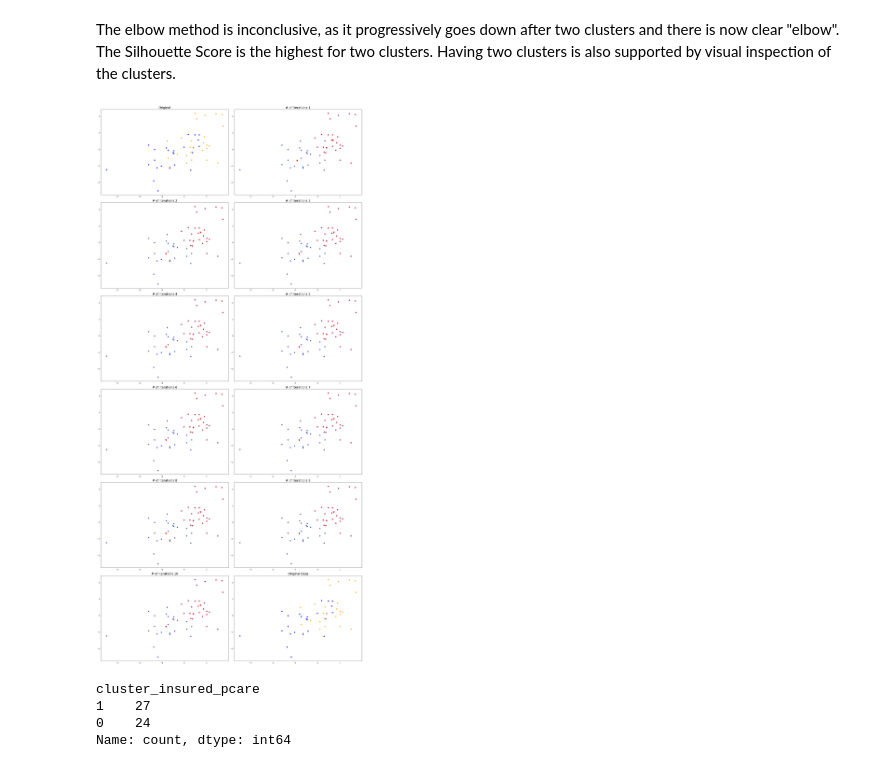
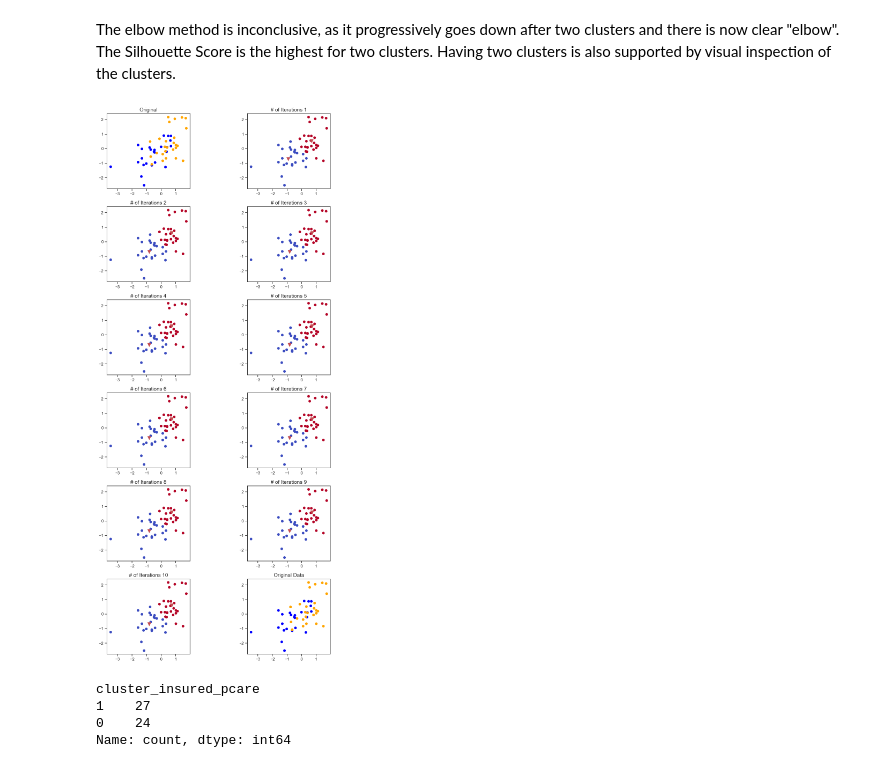
Before and after one commit to vt-art/NSCH-Machine-Learning-Project, a Jupyter notebook: code/3_NSCH_AHR_Cluster_Analysis.ipynb, the cells around one changed output. Cells and saved outputs as stored; diff of their text form; code cells hidden in the pictures.

```diff
--- a/code/3_NSCH_AHR_Cluster_Analysis.ipynb
+++ b/code/3_NSCH_AHR_Cluster_Analysis.ipynb
@@ -262,43 +274,61 @@ The elbow method is inconclusive, as it progressively goes down after two cluste
 # %%
 color_map1 = {
     'Low': 'blue',
     'Medium or high': 'orange'
 }
 
-plt.figure(figsize=(22,84))
-
 #Run K-Means with two clusters. Show the interations of the clustering
 m=11
-for i in range(1,m):
-    km=KMeans(n_clusters=2, max_iter=2*i-1,init='random', n_init=1, random_state=101)
+
+#Will need 12 plots total - one for each iteration + two for the original plots
+total_plots = m + 1
+#Number of rows
+rows = math.ceil(total_plots / 2)
+cols = 2
+
+row_height = 3.5
+fig_width = 12
+
+fig, axes = plt.subplots(rows, cols, figsize=(fig_width, rows * row_height))
+
+axes = axes.flatten()
+
+#Run K-Means and plot
+for i in range(1, m):
+    km = KMeans(n_clusters=2, max_iter=2*i-1, init='random', n_init=1, random_state=101)
     km.fit(df_cluster2)
-    labels=km.labels_
-    centers=km.cluster_centers_
-    plt.subplot(m,2,i+1)
-    plt.scatter(df_cluster['Insured'],df_cluster['preventative_care'],
-                c=labels, cmap='coolwarm')
-    plt.scatter(x=centers[:,0],y=centers[:,1],color='r', marker='v',s=82)
-    plt.title("# of Iterations {}".format(i), fontsize=18)
-    #Output the cluster designation
-    if i==(m-1):
-       df_state_std['cluster_insured_pcare'] = km.fit_predict(df_cluster2)
+    labels = km.labels_
+    centers = km.cluster_centers_
+    #Set the characteristics of the axes for the scatter plots
+    ax = axes[i]
+    ax.scatter(df_cluster['Insured'], df_cluster['preventative_care'],
+               c=labels, cmap='coolwarm')
+    ax.scatter(x=centers[:, 0], y=centers[:, 1], color='r', marker='v', s=82)
+    ax.set_title(f"# of Iterations {i}", fontsize=14)
+    ax.set_aspect('equal')
+    #If last run output the clusters
+    if i == (m - 1):
+        df_state_std['cluster_insured_pcare'] = km.fit_predict(df_cluster2)
 
-plt.subplot(m,2,1)
-plt.scatter(df_cluster['Insured'],df_cluster['preventative_care'],
-            c=df_cluster['good_immun_cat'].map(color_map1), cmap='coolwarm')
-plt.title("Original",fontsize=18)
+# First and last subplots for original data
+true_colors = df_cluster['good_immun_cat'].map(color_map1)
 
-plt.subplot(m,2,m+1)
-plt.scatter(df_cluster['Insured'],df_cluster['preventative_care'],
-            c=df_cluster['good_immun_cat'].map(color_map1), cmap='coolwarm')
-plt.title("Original Data",fontsize=18)
+axes[0].scatter(df_cluster['Insured'], df_cluster['preventative_care'],
+                c=true_colors, cmap='coolwarm')
+axes[0].set_title("Original", fontsize=14)
+axes[0].set_aspect('equal')
 
-# Save the plot
+axes[m].scatter(df_cluster['Insured'], df_cluster['preventative_care'],
+                c=true_colors, cmap='coolwarm')
+axes[m].set_title("Original Data", fontsize=14)
+axes[m].set_aspect('equal')
+
+# Layout and save
 plt.tight_layout()
-plt.savefig('Q2_insured_pcare_good_immun_kmeans.png', dpi=300)
+plt.savefig("Q2_insured_pcare_good_immun_kmeans.png", dpi=300)
 plt.show()
 # %% [output]
-[figure, old version]
+[figure, new version]
 # %%
 df_state_std['cluster_insured_pcare'].value_counts()
 # %% [output]
```
Also changed, not shown: parts of 11 cells of this notebook.
